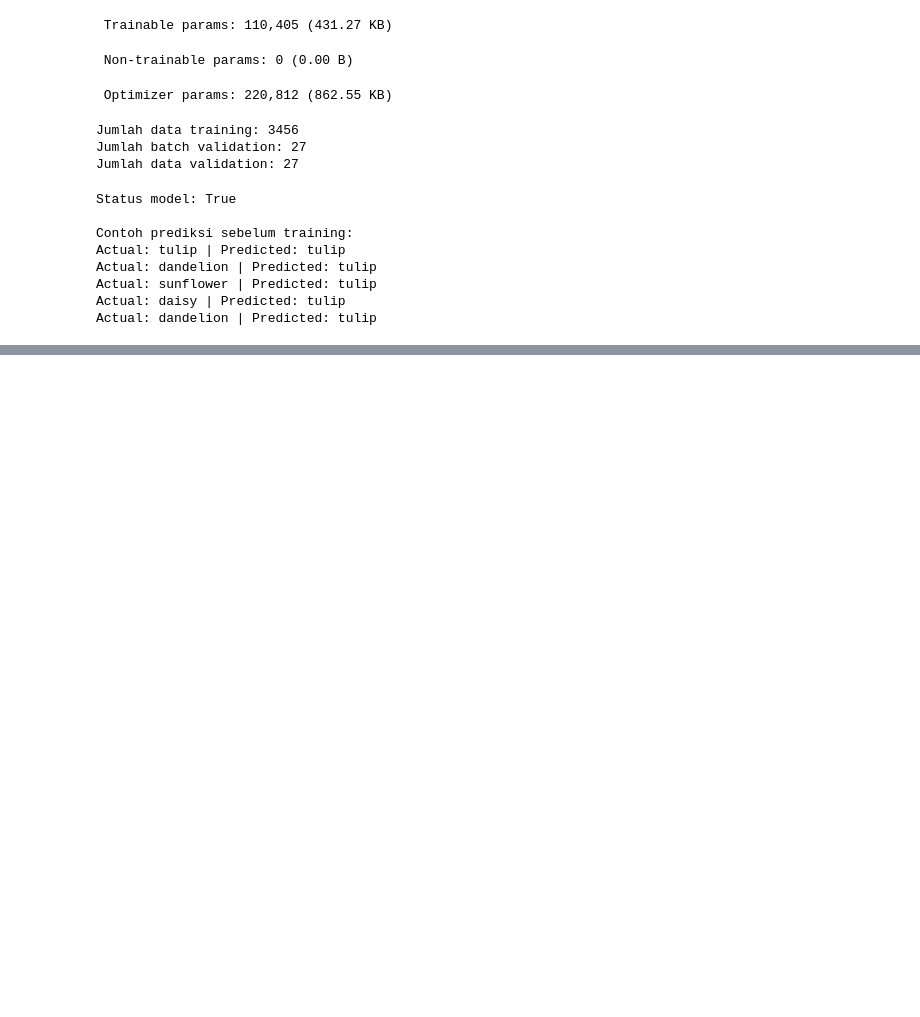
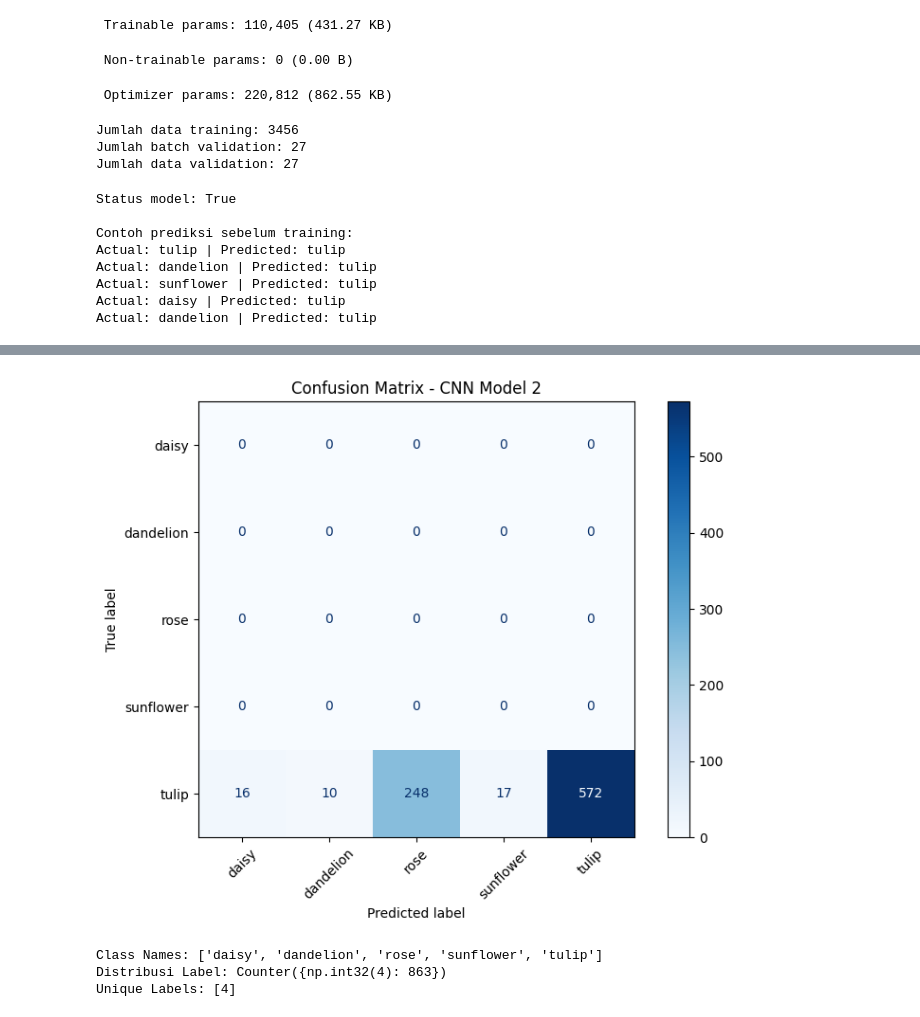
Before and after one commit to Alyaputri11/Flower-Classification-CNN, a Jupyter notebook: CODE.ipynb, the cells around one changed output, grey strips where cells are left out. Cells and saved outputs as stored; diff of their text form; code cells hidden in the pictures; blank space fills up the shorter version.

```diff
--- a/CODE.ipynb
+++ b/CODE.ipynb
@@ -1129,0 +1328,39 @@ Epoch 1/20
+# %%
+from sklearn.metrics import confusion_matrix, ConfusionMatrixDisplay
+import matplotlib.pyplot as plt
+
+cm_2 = confusion_matrix(y_true_2, y_pred_2)
+
+disp = ConfusionMatrixDisplay(
+    confusion_matrix=cm_2,
+    display_labels=class_names
+)
+
+fig, ax = plt.subplots(figsize=(8, 6))
+
+disp.plot(
+    cmap='Blues',
+    ax=ax,
+    xticks_rotation=45
+)
+
+plt.title('Confusion Matrix - CNN Model 2')
+plt.tight_layout()
+plt.show()
+# %% [output]
+[figure, added]
+# %%
+import numpy as np
+from collections import Counter
+
+y_true_2 = np.concatenate([
+    labels.numpy() for images, labels in validation_dataset_eval
+])
+
+print("Class Names:", class_names)
+print("Distribusi Label:", Counter(y_true_2))
+print("Unique Labels:", np.unique(y_true_2))
+# %% [output]
+Class Names: ['daisy', 'dandelion', 'rose', 'sunflower', 'tulip']
+Distribusi Label: Counter({np.int32(4): 863})
+Unique Labels: [4]
```
Also changed, not shown: parts of 20 cells of this notebook.
